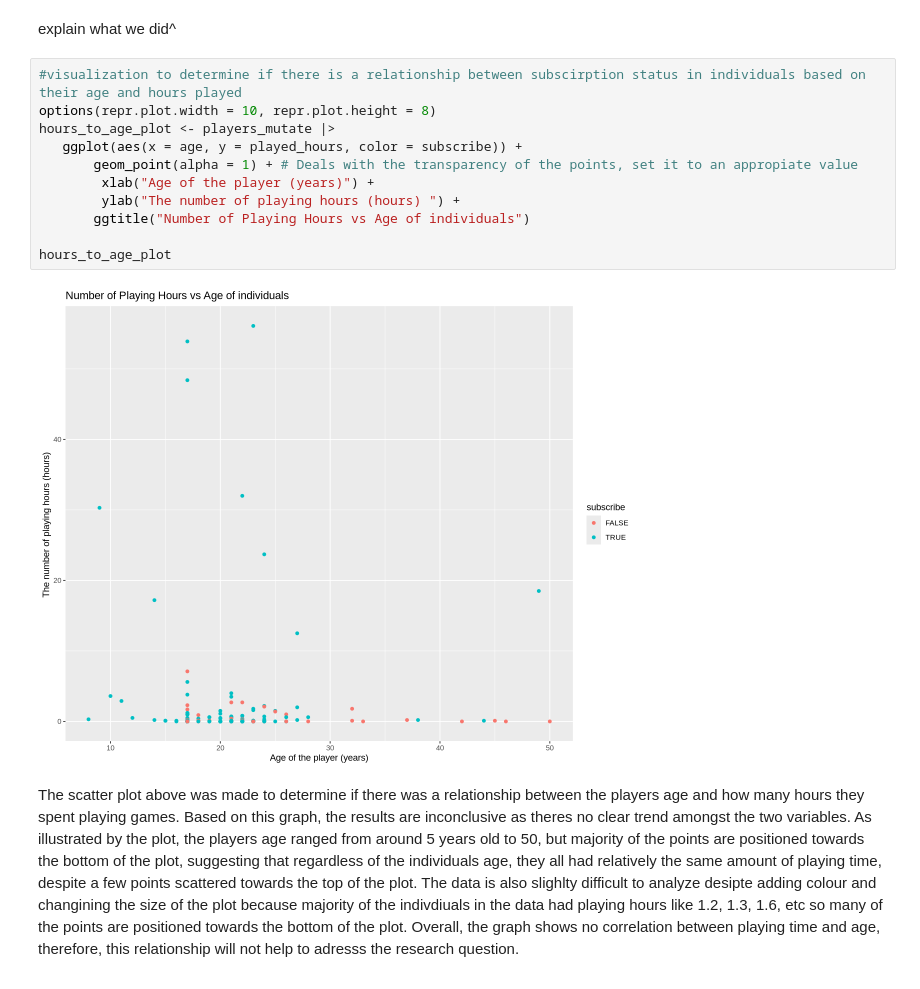
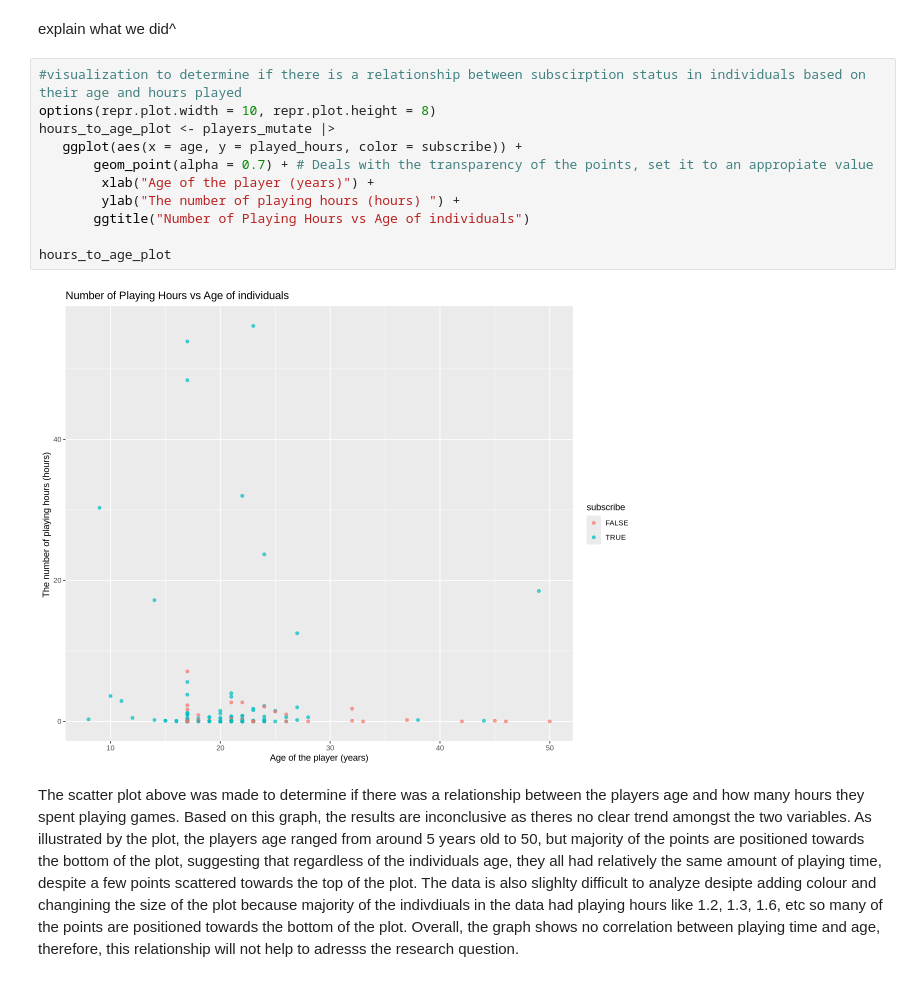
Before and after one commit to lennamh/DSCI100projectfinal, a Jupyter notebook: finalproject.ipynb, the cells around one changed output. Drawn from its saved outputs; the diff is of its cells as text.

Commit message:
update error graph

```diff
--- a/finalproject.ipynb
+++ b/finalproject.ipynb
@@ -88,16 +101,16 @@ explain what we did^
 # %%
 #visualization to determine if there is a relationship between subscirption status in individuals based on their age and hours played
 options(repr.plot.width = 10, repr.plot.height = 8)
 hours_to_age_plot <- players_mutate |>
    ggplot(aes(x = age, y = played_hours, color = subscribe)) +
-       geom_point(alpha = 1) + # Deals with the transparency of the points, set it to an appropiate value
+       geom_point(alpha = 0.7) + # Deals with the transparency of the points, set it to an appropiate value
         xlab("Age of the player (years)") +
         ylab("The number of playing hours (hours) ") +
        ggtitle("Number of Playing Hours vs Age of individuals")
 
 hours_to_age_plot
 # %% [output]
-[figure, old version]
+[figure, new version]
 # %% [markdown]
 The scatter plot above was made to determine if there was a relationship between the players age and how many hours they spent playing games. Based on this graph, the results are inconclusive as theres no clear trend amongst the two variables. As illustrated by the plot, the players age ranged from around 5 years old to 50, but majority of the points are positioned towards the bottom of the plot, suggesting that regardless of the individuals age, they all had relatively the same amount of playing time, despite a few points scattered towards the top of the plot. The data is also slighlty difficult to analyze desipte adding colour and changining the size of the plot because majority of the indivdiuals in the data had playing hours like 1.2, 1.3, 1.6, etc so many of the points are positioned towards the bottom of the plot. Overall, the graph shows no correlation between playing time and age, therefore, this relationship will not help to adresss the research question.
 - CHANGE WORDING
```
Also changed, not shown: parts of 3 cells of this notebook.
